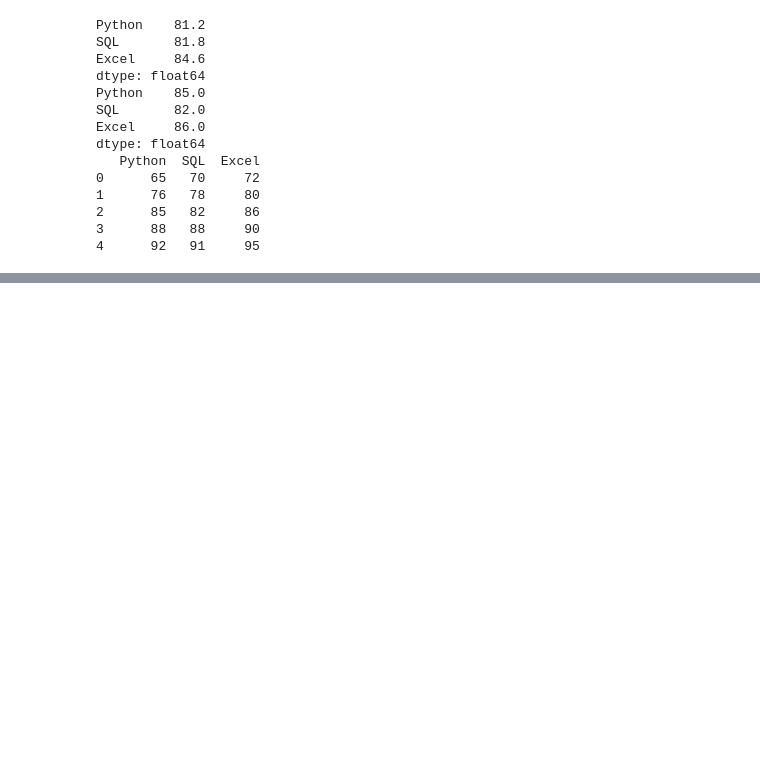
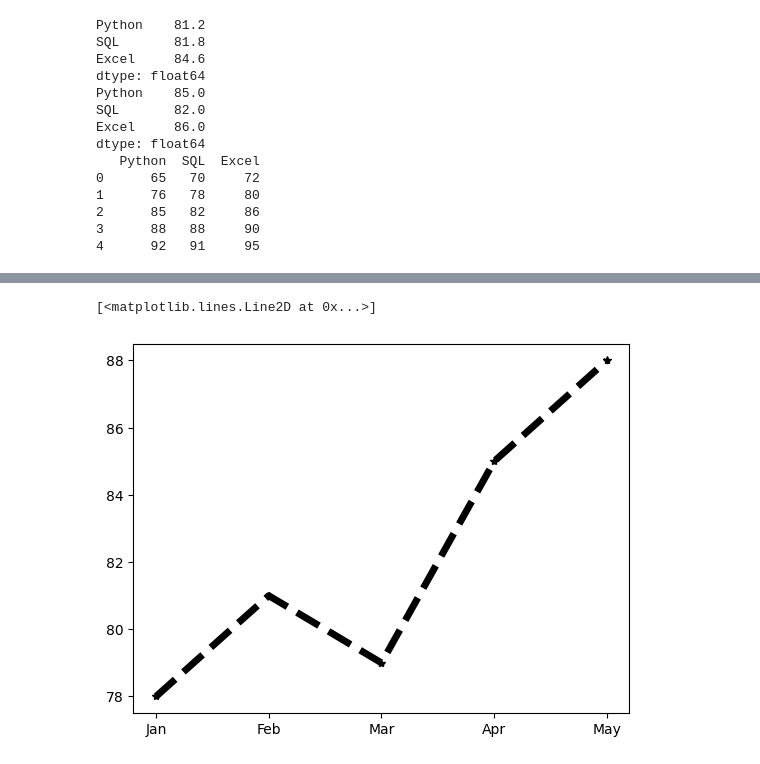
Before and after one commit to jaanbrigithjb-lab/Data_Analytics, a Jupyter notebook: Python/Foundations/Own_Modules/PandasModule.ipynb, the cells around one changed output, grey strips where cells are left out. Drawn from its saved outputs; the diff is of its cells as text; code cells hidden in the pictures; blank space fills up the shorter version.

```diff
--- a/Python/Foundations/Own_Modules/PandasModule.ipynb
+++ b/Python/Foundations/Own_Modules/PandasModule.ipynb
@@ -131,0 +208,5 @@ dtype: float64
+# %%
+plt.plot(months,attendance,c='black',marker='*',linewidth=5,linestyle='--')
+# %% [output]
+[<matplotlib.lines.Line2D at 0x...>]
+[figure, added]
```
Also changed, not shown: parts of 11 cells of this notebook.
